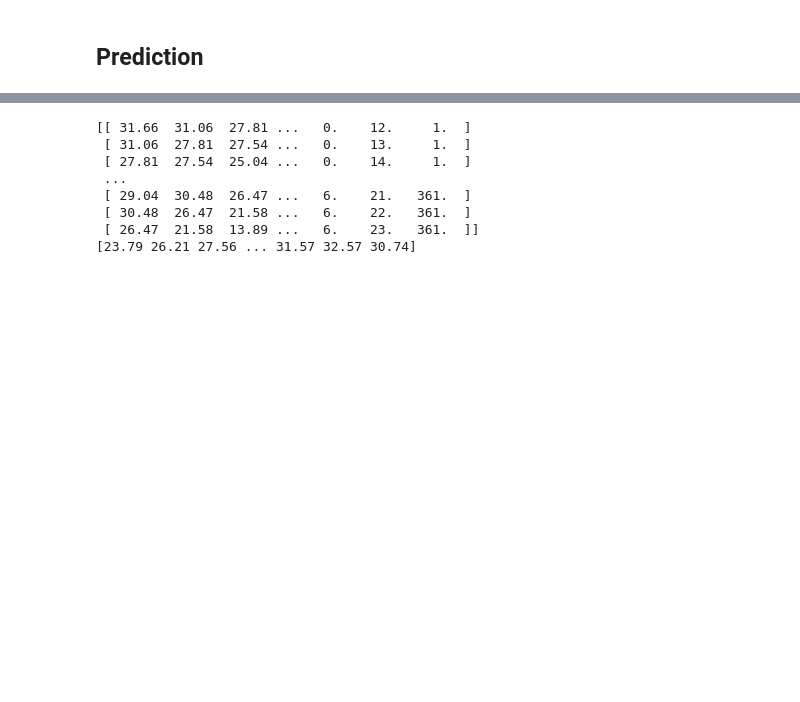
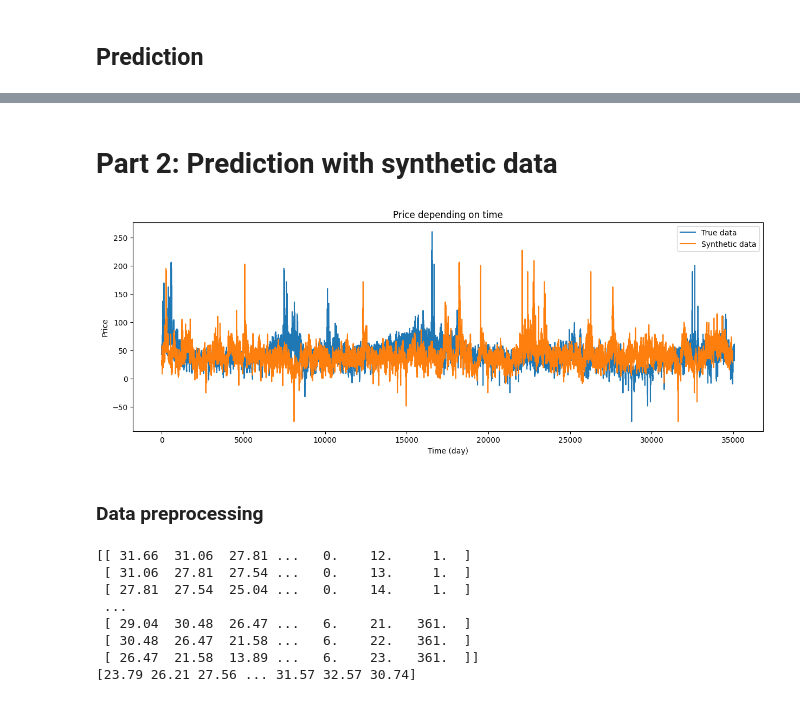
Before and after one commit to RobinMeneust/air_liquide_ai_challenge, a Jupyter notebook: notebooks/Conv1D.ipynb, the cells around one changed output, grey strips where cells are left out. Drawn from its saved outputs; the diff is of its cells as text; code cells hidden in the pictures; blank space fills up the shorter version.

```diff
--- a/notebooks/Conv1D.ipynb
+++ b/notebooks/Conv1D.ipynb
@@ -385 +380,20 @@ MAE : 4.3523
+# %% [markdown]
+# Part 2: Prediction with synthetic data
+# %%
+# Observe the appearance of synthetic data
+df_price_generated_11113 = pd.read_parquet("../data/CYTECH/scenarios synthetiques/prix/11113.parquet")
+
+plt.figure(figsize=(15,5))
+plt.plot(df_price_preprocessed["price"], label="True data")
+plt.plot(df_price_generated_11113["price"], label="Synthetic data")
+plt.title('Price depending on time')
+plt.xlabel('Time (day)')
+plt.ylabel('Price')
+plt.legend()
+
+plt.show()
+# %% [output]
+[figure, added]
+# %% [markdown]
+### Data preprocessing
 # %%
```
Also changed, not shown: parts of 54 cells of this notebook.
